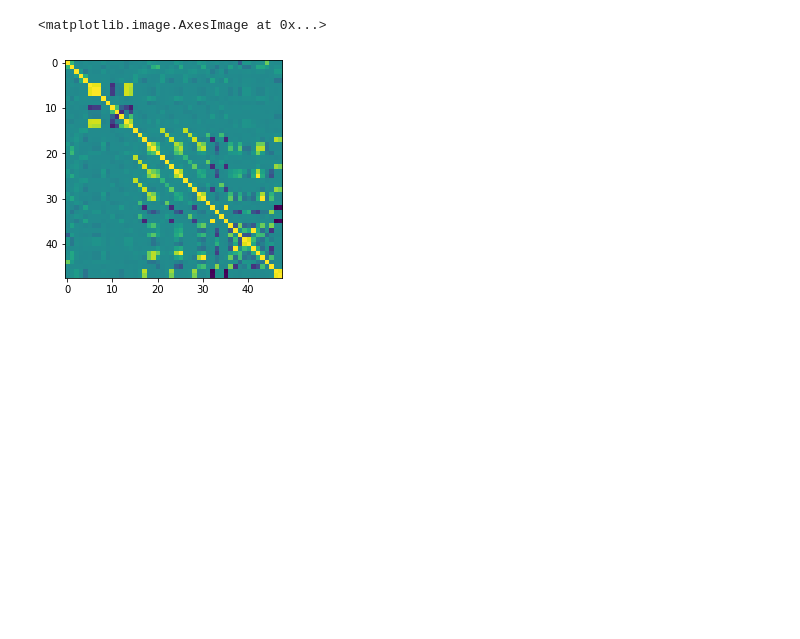
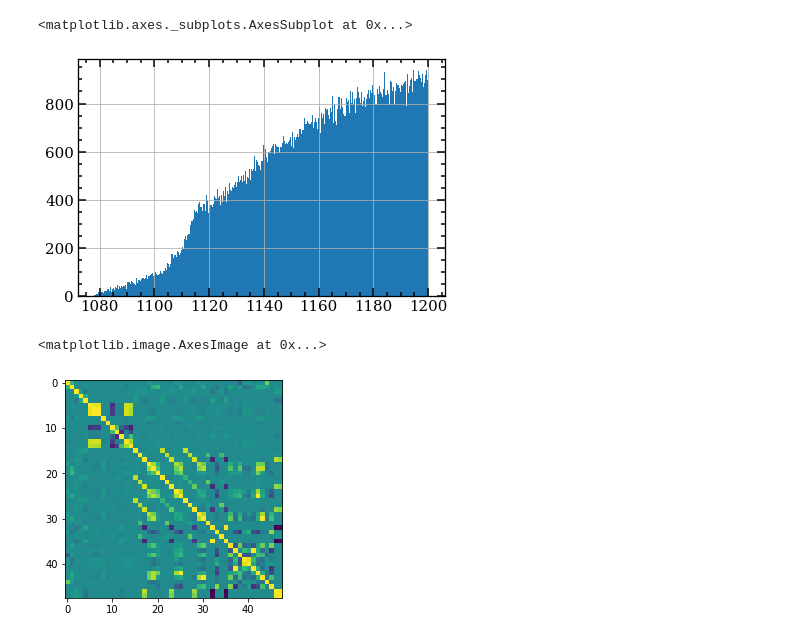
Before and after one commit to Vinther901/PUK, a Jupyter notebook: InvestigativeNotebook.ipynb, the cells around one changed output. Cells and saved outputs as stored; diff of their text form; code cells hidden in the pictures; blank space fills up the shorter version.

```diff
--- a/InvestigativeNotebook.ipynb
+++ b/InvestigativeNotebook.ipynb
@@ -4,9 +4,9 @@ import pandas as pd
 import matplotlib.pyplot as plt
 import uproot
 # %%
-N = 1e5
+N = 1e6
 
-all_features = "v0_ks_mass v0_ks_massErr pv0_x pv0_y pv0_z a0xy a0 a0z cosTheta v0_chi2 \
+all_features = "v0_ks_mass v0_la_mass v0_ks_massErr pv0_x pv0_y pv0_z a0xy a0 a0z cosTheta v0_chi2 \
 v0_x v0_y v0_z v0_rxy v0_rxyErr v0_px v0_py v0_pz v0_pt v0_p \
 v0_ptErr \
 v0_px1 v0_py1 v0_pz1 v0_pt1 \
@@ -18,10 +18,17 @@ path = "data/data15_13TeV.00267358.physics_MinBias.30062015_v0_per_0.root"
 file = uproot.open(path)
 data = file['tree'].pandas.df(all_features, entrystop = N)
 
-data = data.loc[(data.v0_ks_mass > 400) & (data.v0_ks_mass < 600)]
+# data = data.loc[(data.v0_ks_mass > 400) & (data.v0_ks_mass < 600)]
+data = data.loc[(data.v0_la_mass > 1000) & (data.v0_la_mass < 1200)]
 # train_test_slice = int(len(data)*0.7)
 # train_data = data[:train_test_slice]
 # test_data = data[train_test_slice:]
+# %%
+data.v0_la_mass.hist(bins=500)
+# plt.plot([400,600],[600,250])
+# %% [output]
+<matplotlib.axes._subplots.AxesSubplot at 0x...>
+[figure, added]
 # %%
 plt.imshow(data.corr())
 # %% [output]
```
Also changed, not shown: 6 other files.
